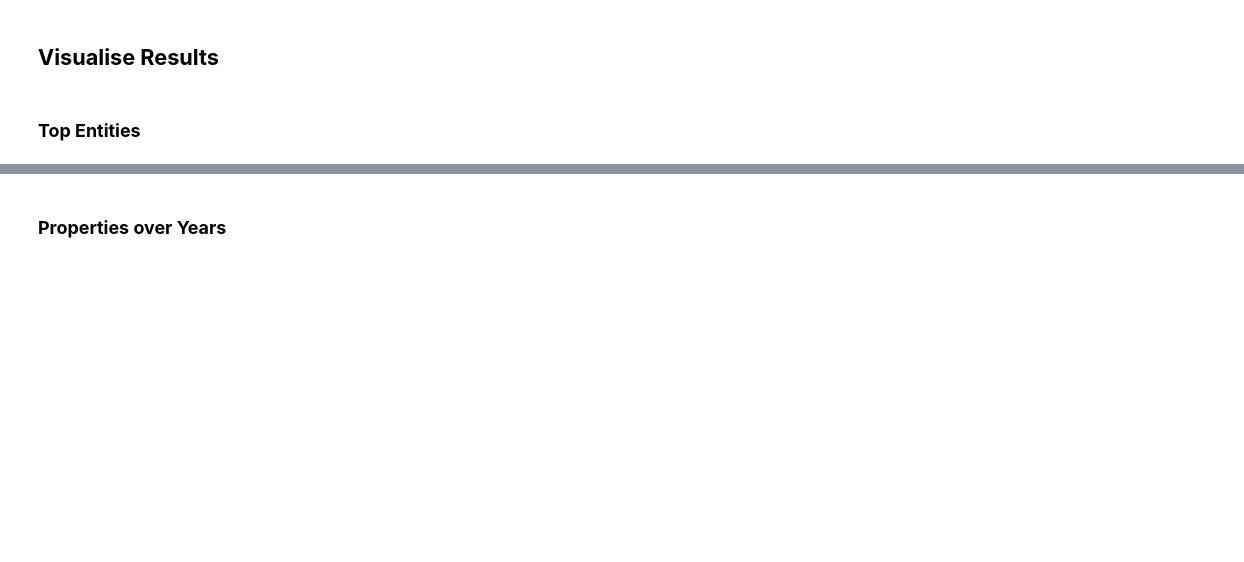
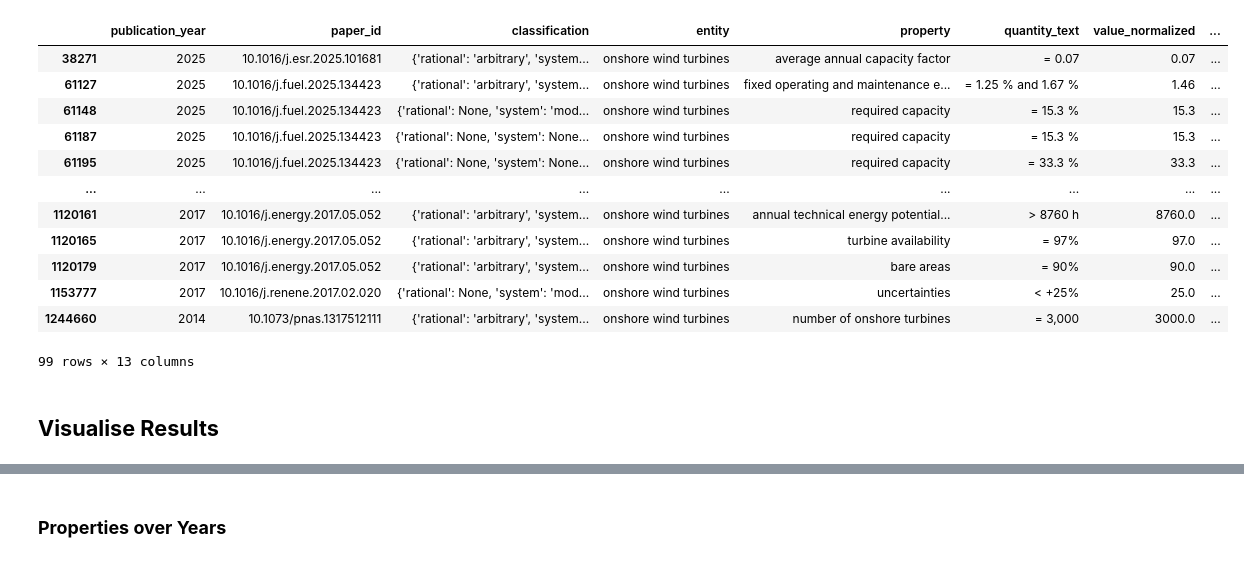
Before and after one commit to FZJ-IEK3-VSA/quinex-energy-system-studies, a Jupyter notebook: notebooks/Step4_QuinexVisualisation.ipynb, the cells around one changed output, grey strips where cells are left out. Saved outputs shown, nothing was run; the diff lists cells and outputs as text; code cells hidden in the pictures; blank space fills up the shorter version.

```diff
--- a/notebooks/Step4_QuinexVisualisation.ipynb
+++ b/notebooks/Step4_QuinexVisualisation.ipynb
@@ -14,2 +108,18 @@ technologies_df = visualisation.load_df("../data/visualisation_files/general/df_
+# %%
+technologies_df[technologies_df["entity"] == "onshore wind turbines"]
+# %% [output]
+|  | publication_year | paper_id | classification | entity | property | quantity_text | value_normalized | ... |
+| 38271 | 2025 | 10.1016/j.esr.2025.101681 | {'rational': 'arbitrary', 'system... | onshore wind turbines | average annual capacity factor | = 0.07 | 0.07 | ... |
+| 61127 | 2025 | 10.1016/j.fuel.2025.134423 | {'rational': 'arbitrary', 'system... | onshore wind turbines | fixed operating and maintenance e... | = 1.25 % and 1.67 % | 1.46 | ... |
+| 61148 | 2025 | 10.1016/j.fuel.2025.134423 | {'rational': None, 'system': 'mod... | onshore wind turbines | required capacity | = 15.3 % | 15.3 | ... |
+| 61187 | 2025 | 10.1016/j.fuel.2025.134423 | {'rational': None, 'system': None... | onshore wind turbines | required capacity | = 15.3 % | 15.3 | ... |
+| 61195 | 2025 | 10.1016/j.fuel.2025.134423 | {'rational': None, 'system': None... | onshore wind turbines | required capacity | = 33.3 % | 33.3 | ... |
+| ... | ... | ... | ... | ... | ... | ... | ... | ... |
+| 1120161 | 2017 | 10.1016/j.energy.2017.05.052 | {'rational': 'arbitrary', 'system... | onshore wind turbines | annual technical energy potential... | > 8760 h | 8760.0 | ... |
+| 1120165 | 2017 | 10.1016/j.energy.2017.05.052 | {'rational': 'arbitrary', 'system... | onshore wind turbines | turbine availability | = 97% | 97.0 | ... |
+| 1120179 | 2017 | 10.1016/j.energy.2017.05.052 | {'rational': 'arbitrary', 'system... | onshore wind turbines | bare areas | = 90% | 90.0 | ... |
+| 1153777 | 2017 | 10.1016/j.renene.2017.02.020 | {'rational': None, 'system': 'mod... | onshore wind turbines | uncertainties | < +25% | 25.0 | ... |
+| 1244660 | 2014 | 10.1073/pnas.1317512111 | {'rational': 'arbitrary', 'system... | onshore wind turbines | number of onshore turbines | = 3,000 | 3000.0 | ... |
+99 rows × 13 columns
 # %% [markdown]
 ## **Visualise Results**
@@ -23,2 +125,0 @@ vis_df
-# %% [markdown]
-### **Top Entities**
```
Also changed, not shown: parts of 23 cells of this notebook, 11 other files.
